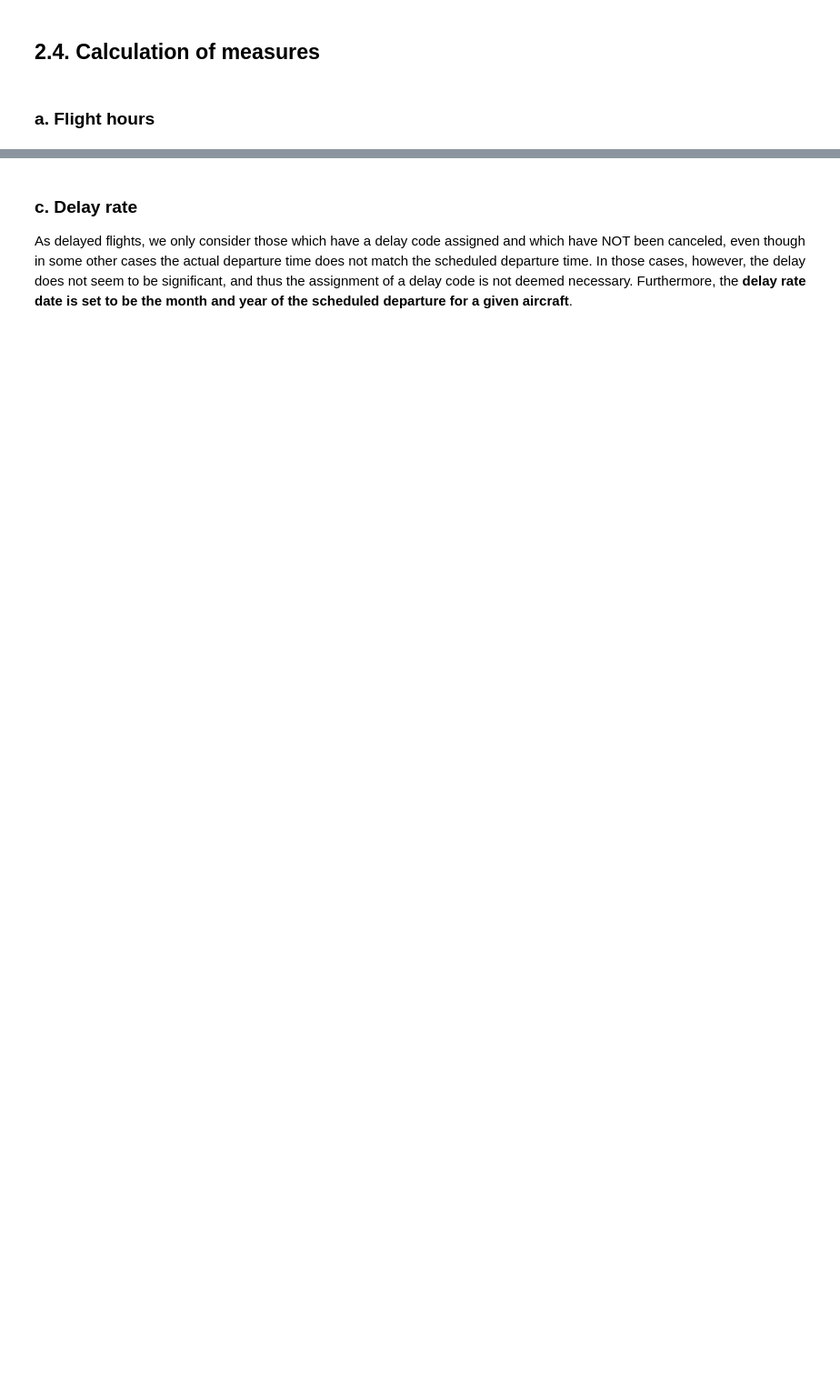
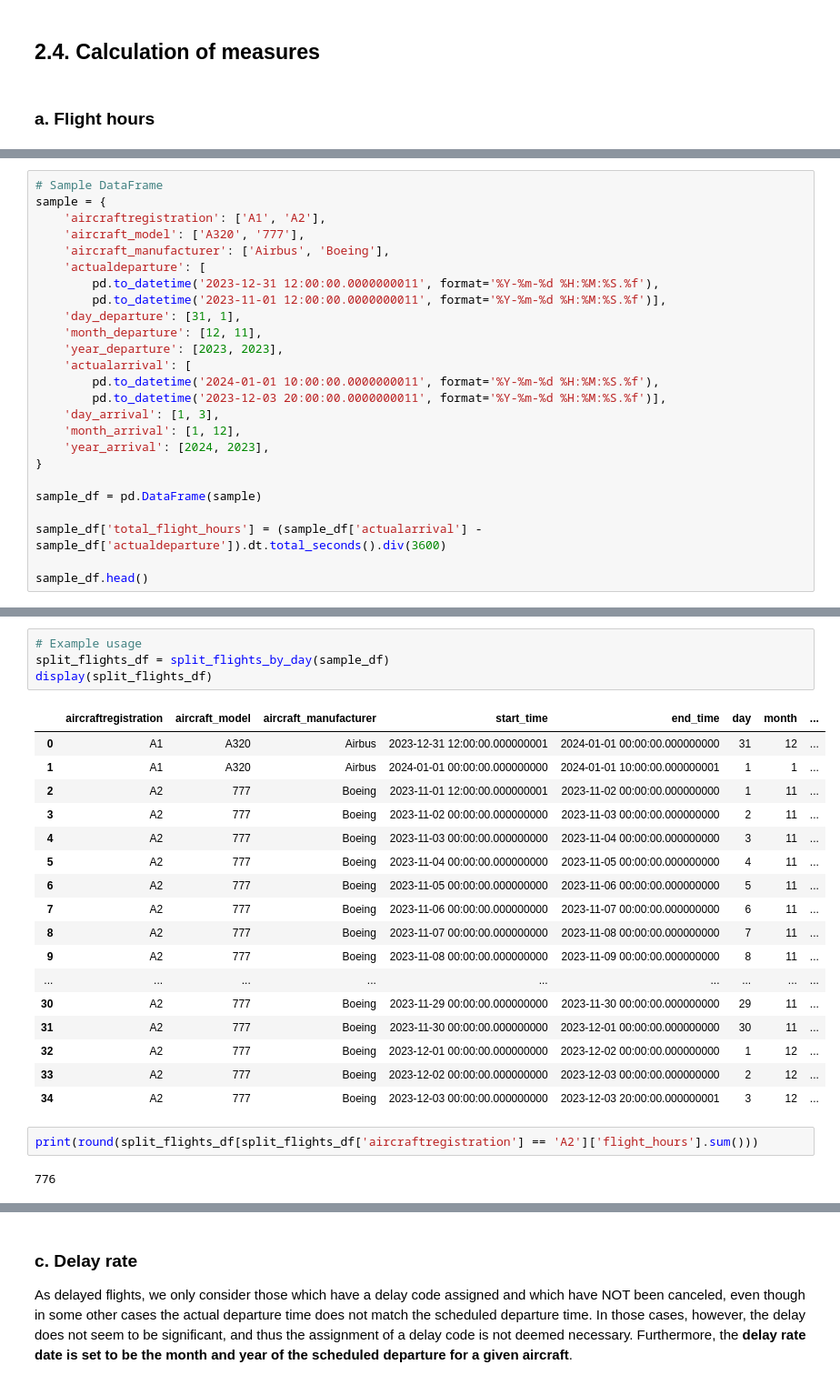
Before and after one commit to pablo-fdz/lab_3_data_mg, a Jupyter notebook: ETL_lab_3_pablo.ipynb, the cells around one changed output, grey strips where cells are left out. Shown at 91% size. Saved outputs shown, nothing was run; the diff lists cells and outputs as text; blank space fills up the shorter version.

```diff
--- a/ETL_lab_3_pablo.ipynb
+++ b/ETL_lab_3_pablo.ipynb
@@ -675,0 +639,25 @@ flights_time_id['total_flight_hours'] = (flights_time_id['actualarrival'] - flig
+# %%
+# Sample DataFrame
+sample = {
+    'aircraftregistration': ['A1', 'A2'],
+    'aircraft_model': ['A320', '777'],
+    'aircraft_manufacturer': ['Airbus', 'Boeing'],
+    'actualdeparture': [
+        pd.to_datetime('2023-12-31 12:00:00.0000000011', format='%Y-%m-%d %H:%M:%S.%f'),
+        pd.to_datetime('2023-11-01 12:00:00.0000000011', format='%Y-%m-%d %H:%M:%S.%f')],
+    'day_departure': [31, 1],
+    'month_departure': [12, 11],
+    'year_departure': [2023, 2023],
+    'actualarrival': [
+        pd.to_datetime('2024-01-01 10:00:00.0000000011', format='%Y-%m-%d %H:%M:%S.%f'),
+        pd.to_datetime('2023-12-03 20:00:00.0000000011', format='%Y-%m-%d %H:%M:%S.%f')],
+    'day_arrival': [1, 3],
+    'month_arrival': [1, 12],
+    'year_arrival': [2024, 2023],
+}
+
+sample_df = pd.DataFrame(sample)
+
+sample_df['total_flight_hours'] = (sample_df['actualarrival'] - sample_df['actualdeparture']).dt.total_seconds().div(3600)
+
+sample_df.head()
@@ -675,0 +739,26 @@ flights_time_id['total_flight_hours'] = (flights_time_id['actualarrival'] - flig
+# %%
+# Example usage
+split_flights_df = split_flights_by_day(sample_df)
+display(split_flights_df)
+# %% [output]
+|  | aircraftregistration | aircraft_model | aircraft_manufacturer | start_time | end_time | day | month | ... |
+| 0 | A1 | A320 | Airbus | 2023-12-31 12:00:00.000000001 | 2024-01-01 00:00:00.000000000 | 31 | 12 | ... |
+| 1 | A1 | A320 | Airbus | 2024-01-01 00:00:00.000000000 | 2024-01-01 10:00:00.000000001 | 1 | 1 | ... |
+| 2 | A2 | 777 | Boeing | 2023-11-01 12:00:00.000000001 | 2023-11-02 00:00:00.000000000 | 1 | 11 | ... |
+| 3 | A2 | 777 | Boeing | 2023-11-02 00:00:00.000000000 | 2023-11-03 00:00:00.000000000 | 2 | 11 | ... |
+| 4 | A2 | 777 | Boeing | 2023-11-03 00:00:00.000000000 | 2023-11-04 00:00:00.000000000 | 3 | 11 | ... |
+| 5 | A2 | 777 | Boeing | 2023-11-04 00:00:00.000000000 | 2023-11-05 00:00:00.000000000 | 4 | 11 | ... |
+| 6 | A2 | 777 | Boeing | 2023-11-05 00:00:00.000000000 | 2023-11-06 00:00:00.000000000 | 5 | 11 | ... |
+| 7 | A2 | 777 | Boeing | 2023-11-06 00:00:00.000000000 | 2023-11-07 00:00:00.000000000 | 6 | 11 | ... |
+| 8 | A2 | 777 | Boeing | 2023-11-07 00:00:00.000000000 | 2023-11-08 00:00:00.000000000 | 7 | 11 | ... |
+| 9 | A2 | 777 | Boeing | 2023-11-08 00:00:00.000000000 | 2023-11-09 00:00:00.000000000 | 8 | 11 | ... |
+| ... | ... | ... | ... | ... | ... | ... | ... | ... |
+| 30 | A2 | 777 | Boeing | 2023-11-29 00:00:00.000000000 | 2023-11-30 00:00:00.000000000 | 29 | 11 | ... |
+| 31 | A2 | 777 | Boeing | 2023-11-30 00:00:00.000000000 | 2023-12-01 00:00:00.000000000 | 30 | 11 | ... |
+| 32 | A2 | 777 | Boeing | 2023-12-01 00:00:00.000000000 | 2023-12-02 00:00:00.000000000 | 1 | 12 | ... |
+| 33 | A2 | 777 | Boeing | 2023-12-02 00:00:00.000000000 | 2023-12-03 00:00:00.000000000 | 2 | 12 | ... |
+| 34 | A2 | 777 | Boeing | 2023-12-03 00:00:00.000000000 | 2023-12-03 20:00:00.000000001 | 3 | 12 | ... |
+# %%
+print(round(split_flights_df[split_flights_df['aircraftregistration'] == 'A2']['flight_hours'].sum()))
+# %% [output]
+776
```
Also changed, not shown: parts of 50 cells of this notebook, 1 other file.
